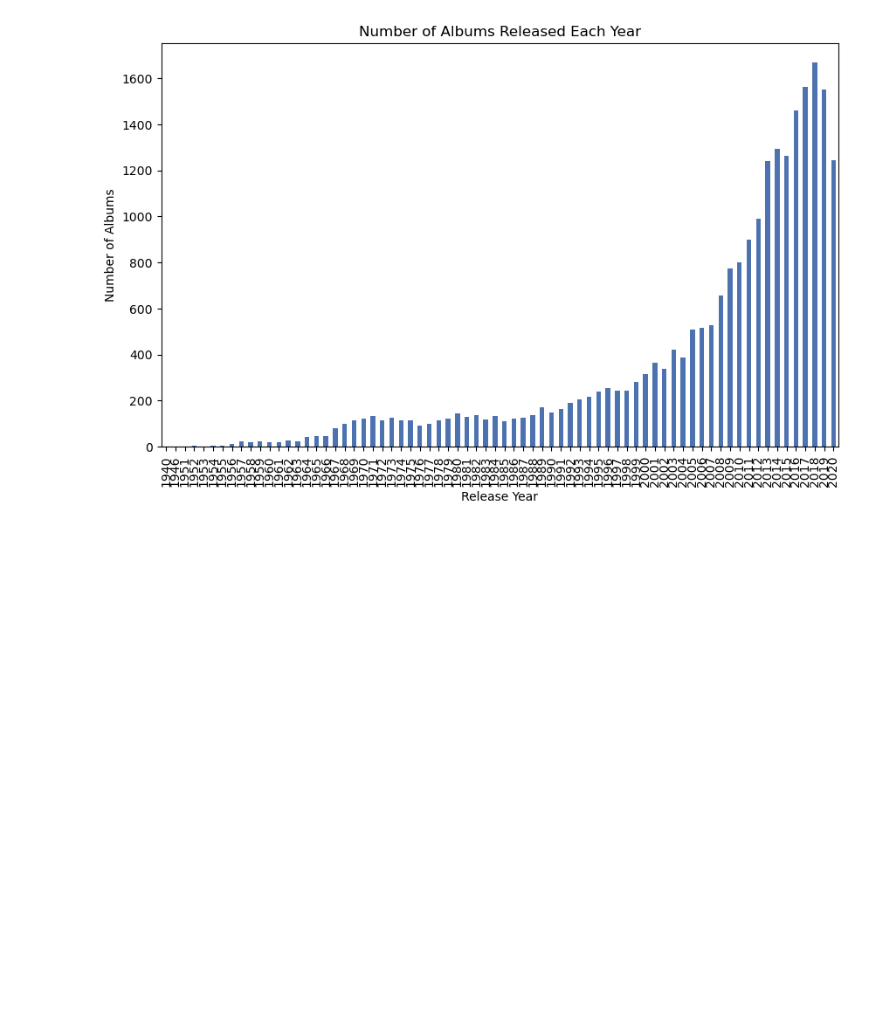
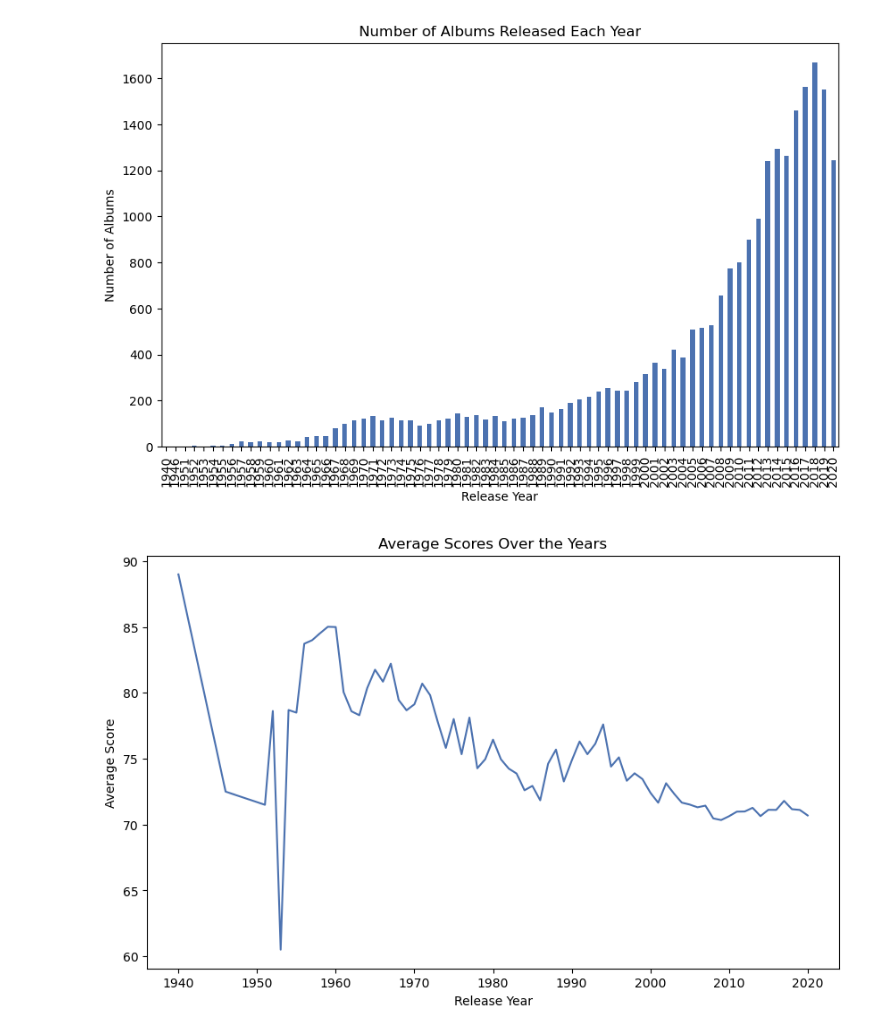
Before and after one commit to Klus3kk/datascience, a Jupyter notebook: Music-Listening/main.ipynb, the cells around one changed output. Drawn from its saved outputs; the diff is of its cells as text; code cells hidden in the pictures; blank space fills up the shorter version.

```diff
--- a/Music-Listening/main.ipynb
+++ b/Music-Listening/main.ipynb
@@ -235,3 +235,13 @@ plt.ylabel("Number of Albums")
 plt.show()
 # %% [output]
 [figure]
+# %%
+avg_score_year = data.groupby("Release Year")['Average Score'].mean()
+plt.figure(figsize=(10,6))
+avg_score_year.plot(kind='line')
+plt.title('Average Scores Over the Years')
+plt.xlabel('Release Year')
+plt.ylabel("Average Score")
+plt.show()
+# %% [output]
+[figure, added]
```
